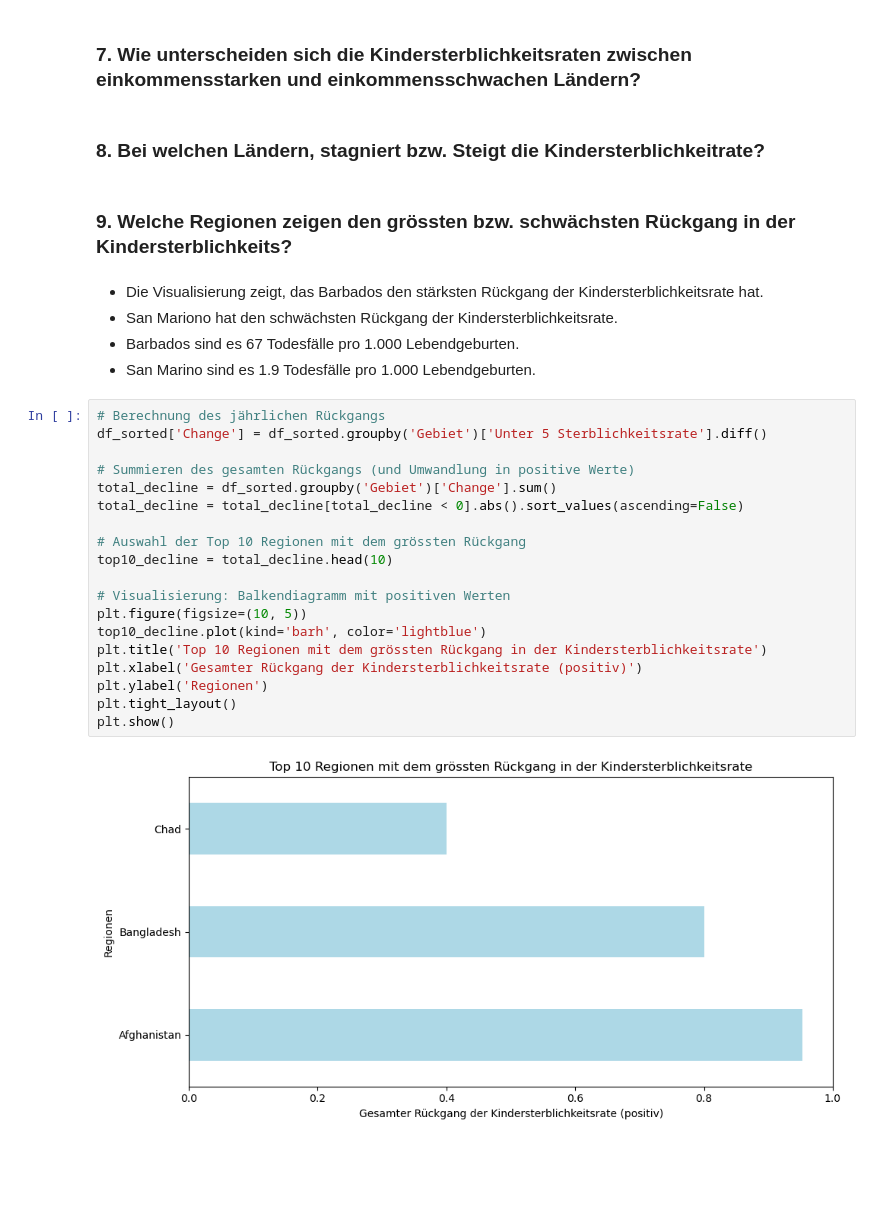
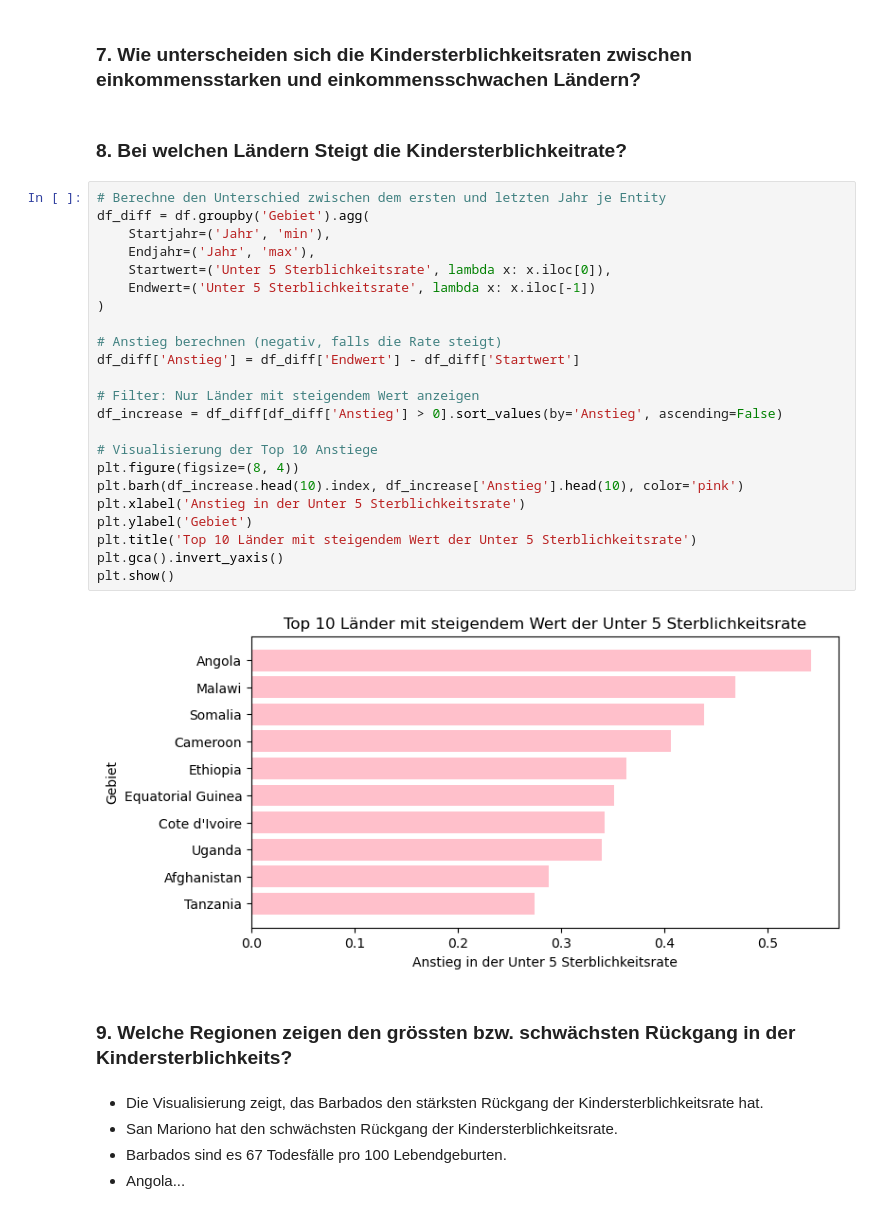
Before and after one commit to melisadedukic/MeliAjna, a Jupyter notebook: LN Python Melisa_Ajna.ipynb, the cells around one changed output. Saved outputs shown, nothing was run; the diff lists cells and outputs as text; blank space fills up the shorter version.

```diff
--- a/LN Python Melisa_Ajna.ipynb
+++ b/LN Python Melisa_Ajna.ipynb
@@ -410,32 +405,36 @@ Länder mit der niedrigsten Kindersterblichkeitsrate im Jahr 2022:
 # %% [markdown]
 ### 7. Wie unterscheiden sich die Kindersterblichkeitsraten zwischen einkommensstarken und einkommensschwachen Ländern?
 # %% [markdown]
-### 8. Bei welchen Ländern, stagniert bzw. Steigt die Kindersterblichkeitrate?
+### 8. Bei welchen Ländern Steigt die Kindersterblichkeitrate?
+# %%
+# Berechne den Unterschied zwischen dem ersten und letzten Jahr je Entity
+df_diff = df.groupby('Gebiet').agg(
+    Startjahr=('Jahr', 'min'),
+    Endjahr=('Jahr', 'max'),
+    Startwert=('Unter 5 Sterblichkeitsrate', lambda x: x.iloc[0]),
+    Endwert=('Unter 5 Sterblichkeitsrate', lambda x: x.iloc[-1])
+)
+
+# Anstieg berechnen (negativ, falls die Rate steigt)
+df_diff['Anstieg'] = df_diff['Endwert'] - df_diff['Startwert']
+
+# Filter: Nur Länder mit steigendem Wert anzeigen
+df_increase = df_diff[df_diff['Anstieg'] > 0].sort_values(by='Anstieg', ascending=False)
+
+# Visualisierung der Top 10 Anstiege
+plt.figure(figsize=(8, 4))
+plt.barh(df_increase.head(10).index, df_increase['Anstieg'].head(10), color='pink')
+plt.xlabel('Anstieg in der Unter 5 Sterblichkeitsrate')
+plt.ylabel('Gebiet')
+plt.title('Top 10 Länder mit steigendem Wert der Unter 5 Sterblichkeitsrate')
+plt.gca().invert_yaxis()
+plt.show()
+# %% [output]
+[figure, added]
 # %% [markdown]
 ### 9. Welche Regionen zeigen den grössten bzw. schwächsten Rückgang in der Kindersterblichkeits?
 # %% [markdown]
 - Die Visualisierung zeigt, das Barbados den stärksten Rückgang der Kindersterblichkeitsrate hat.
 - San Mariono hat den schwächsten Rückgang der Kindersterblichkeitsrate.
-- Barbados sind es 67 Todesfälle pro 1.000 Lebendgeburten.
-- San Marino sind es 1.9 Todesfälle pro 1.000 Lebendgeburten.
+- Barbados sind es 67 Todesfälle pro 100 Lebendgeburten.
+- Angola...
-# %%
-# Berechnung des jährlichen Rückgangs
-df_sorted['Change'] = df_sorted.groupby('Gebiet')['Unter 5 Sterblichkeitsrate'].diff()
-
-# Summieren des gesamten Rückgangs (und Umwandlung in positive Werte)
-total_decline = df_sorted.groupby('Gebiet')['Change'].sum()
-total_decline = total_decline[total_decline < 0].abs().sort_values(ascending=False)
-
-# Auswahl der Top 10 Regionen mit dem grössten Rückgang
-top10_decline = total_decline.head(10)
-
-# Visualisierung: Balkendiagramm mit positiven Werten
-plt.figure(figsize=(10, 5))
-top10_decline.plot(kind='barh', color='lightblue')
-plt.title('Top 10 Regionen mit dem grössten Rückgang in der Kindersterblichkeitsrate')
-plt.xlabel('Gesamter Rückgang der Kindersterblichkeitsrate (positiv)')
-plt.ylabel('Regionen')
-plt.tight_layout()
-plt.show()
-# %% [output]
-[figure, removed]
```
Also changed, not shown: parts of 9 cells of this notebook, 5 other files.
